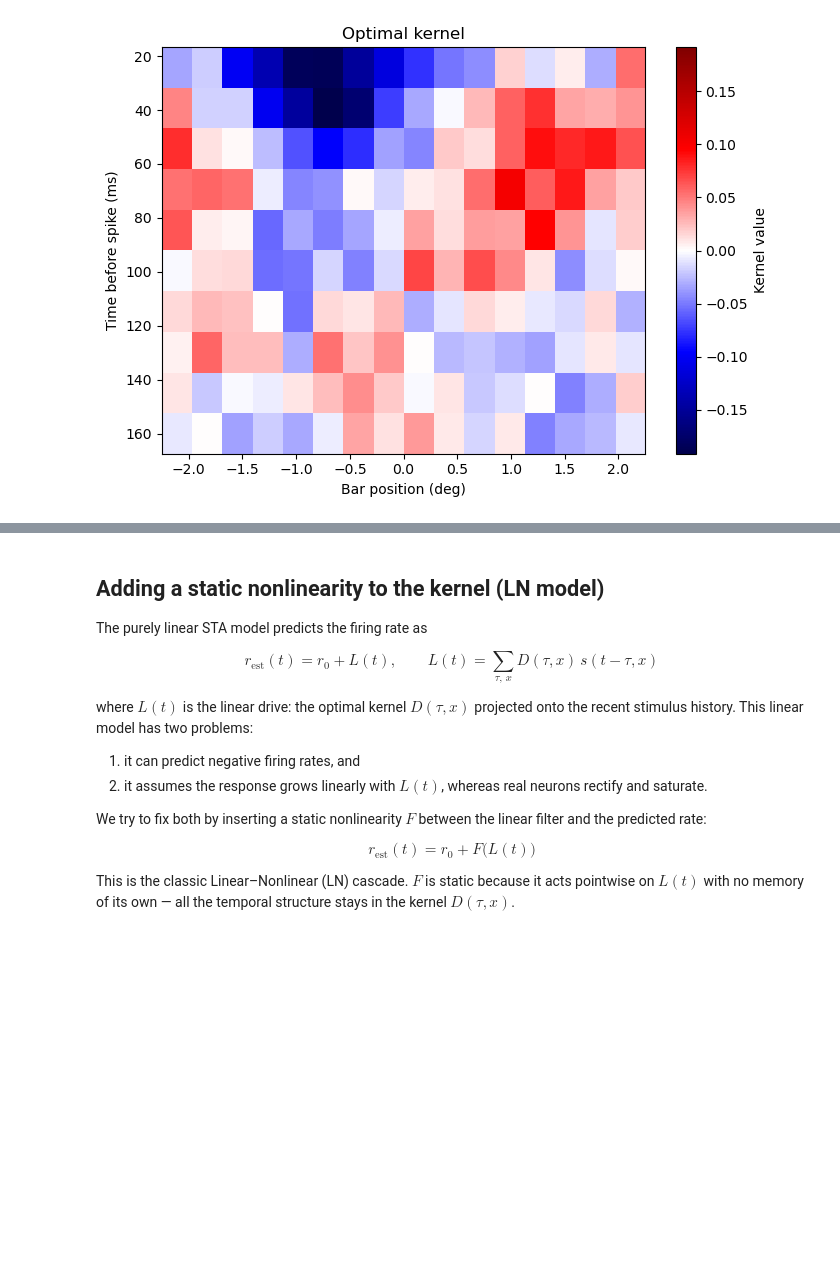
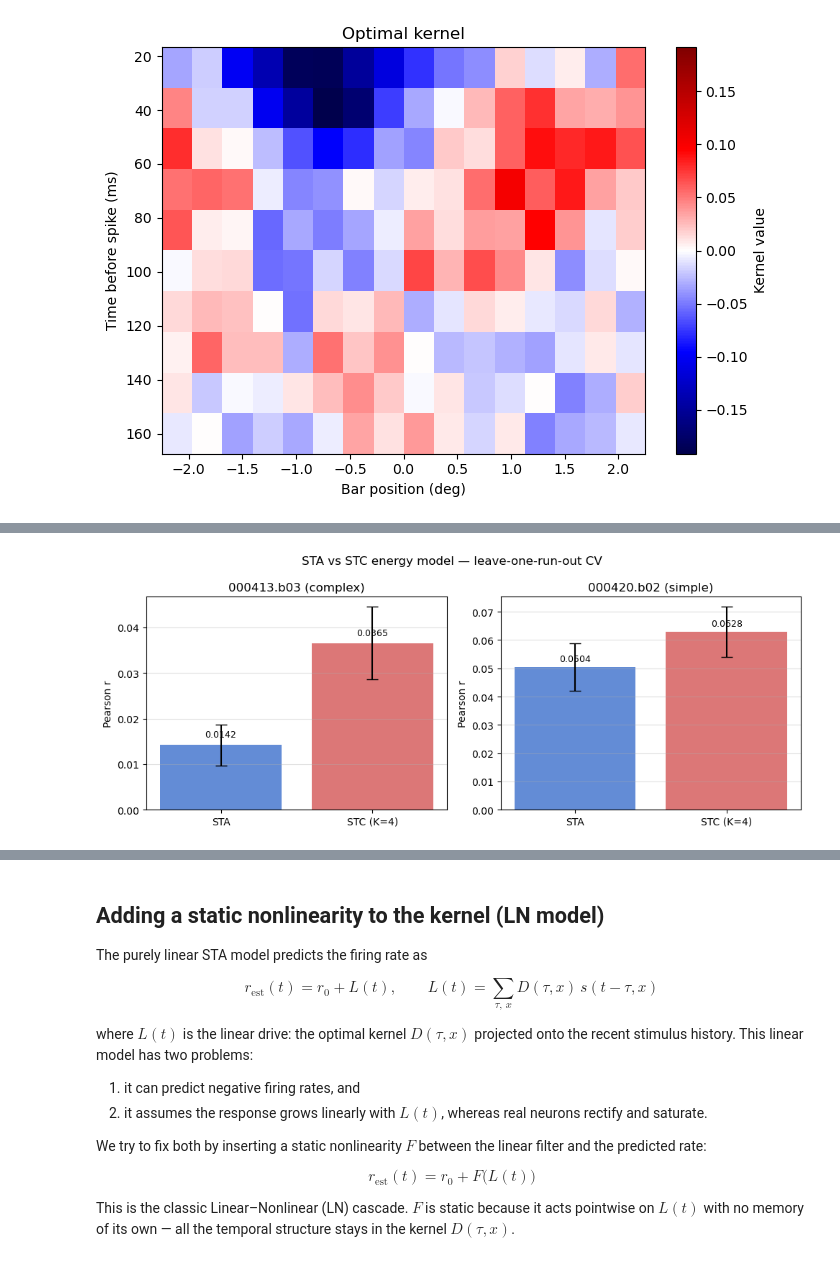
Before and after one commit to alessandrodipiano/neural_encoding, a Jupyter notebook: notebook/start.ipynb, the cells around one changed output, grey strips where cells are left out. Drawn from its saved outputs; the diff is of its cells as text; code cells hidden in the pictures; blank space fills up the shorter version.

```diff
--- a/notebook/start.ipynb
+++ b/notebook/start.ipynb
@@ -842,0 +936,86 @@ plt.show()
+# %%
+K_cv     = 4
+sigma_sm = 3  # frames ≈ 50 ms at ~60 Hz
+
+
+def cv_sta_stc(spike_files, stim, n_lags, frame_rate, X_flat, C_prior, K=4, sigma_smooth=3):
+    T     = stim.shape[0]
+    T_eff = X_flat.shape[0]
+    n_runs = len(spike_files)
+
+    run_ys = []
+    for path in spike_files:
+        _, spk_sec, _ = fget_spk_python(path)
+        frames = np.floor(spk_sec * frame_rate).astype(int)
+        frames = frames[(frames >= n_lags) & (frames < T)] - n_lags
+        y = np.zeros(T_eff, dtype=np.float32)
+        np.add.at(y, frames, 1)
+        run_ys.append(y)
+    run_ys    = np.stack(run_ys)
+    run_rates = np.stack([gaussian_filter1d(y.astype(float), sigma_smooth) for y in run_ys])
+    Xty       = np.stack([X_flat.T @ run_ys[i] for i in range(n_runs)])
+
+    sta_rs, stc_rs = [], []
+
+    for test_i in range(n_runs):
+        train_idx = [i for i in range(n_runs) if i != test_i]
+
+        # STA predictor (whitened for white noise → just STA / n_train_spikes)
+        n_train = run_ys[train_idx].sum()
+        w_sta   = Xty[train_idx].sum(axis=0) / (n_train + 1e-10)
+        sta_rs.append(pearsonr(X_flat @ w_sta, run_rates[test_i]).statistic)
+
+        # STC energy predictor
+        spk_wins = []
+        for i in train_idx:
+            idx_spk = np.where(run_ys[i] > 0)[0]
+            idx_spk = np.repeat(idx_spk, run_ys[i, idx_spk].astype(int))
+            spk_wins.append(X_flat[idx_spk])
+        X_spk_tr = np.vstack(spk_wins).astype(np.float64)
+
+        C_sp    = (X_spk_tr.T @ X_spk_tr) / len(X_spk_tr)
+        ev, evec = np.linalg.eigh(C_sp - C_prior)
+        order   = np.argsort(np.abs(ev))[::-1]
+        top_v   = evec[:, order[:K]]            # (D, K)
+
+        energy  = (X_flat @ top_v) ** 2        # (T_eff, K)
+        stc_rs.append(pearsonr(energy.sum(axis=1), run_rates[test_i]).statistic)
+
+        print(f'  fold {test_i}: STA r={sta_rs[-1]:.4f}   STC r={stc_rs[-1]:.4f}')
+
+    return np.array(sta_rs), np.array(stc_rs)
+
+
+print('=== Complex cell — 000413.b03 ===')
+sta_rs_c, stc_rs_c = cv_sta_stc(paths_complex_trials, msq1D_stim, n_lags, frame_rate,
+                                 X_flat, C_prior, K=K_cv, sigma_smooth=sigma_sm)
+print(f'STA r = {sta_rs_c.mean():.4f} ± {sta_rs_c.std():.4f}')
+print(f'STC r = {stc_rs_c.mean():.4f} ± {stc_rs_c.std():.4f}')
+
+print('\n=== Simple cell — 000420.b02 ===')
+sta_rs_l, stc_rs_l = cv_sta_stc(paths_linear_trial_2, msq1D_stim, n_lags, frame_rate,
+                                 X_flat, C_prior, K=K_cv, sigma_smooth=sigma_sm)
+print(f'STA r = {sta_rs_l.mean():.4f} ± {sta_rs_l.std():.4f}')
+print(f'STC r = {stc_rs_l.mean():.4f} ± {stc_rs_l.std():.4f}')
+
+fig, axes = plt.subplots(1, 2, figsize=(10, 4))
+fig.suptitle('STA vs STC energy model — leave-one-run-out CV', fontsize=12)
+
+for ax, (sta_rs, stc_rs), label in zip(
+        axes,
+        [(sta_rs_c, stc_rs_c), (sta_rs_l, stc_rs_l)],
+        ['000413.b03 (complex)', '000420.b02 (simple)']):
+    means = [sta_rs.mean(), stc_rs.mean()]
+    stds  = [sta_rs.std(),  stc_rs.std()]
+    bars  = ax.bar([f'STA', f'STC (K={K_cv})'], means, yerr=stds, capsize=6,
+                   color=['#4878CF', '#D65F5F'], alpha=0.85)
+    for bar, m in zip(bars, means):
+        ax.text(bar.get_x() + bar.get_width() / 2, m + max(stds) * 0.15 + 1e-4,
+                f'{m:.4f}', ha='center', va='bottom', fontsize=9)
+    ax.set_ylabel('Pearson r')
+    ax.set_title(label)
+    ax.grid(axis='y', alpha=0.4)
+
+plt.tight_layout()
+plt.show()
+# %% [output]
@@ -842,0 +1041 @@ plt.show()
+[figure, added]
```
Also changed, not shown: parts of 37 cells of this notebook, 2 other files.
